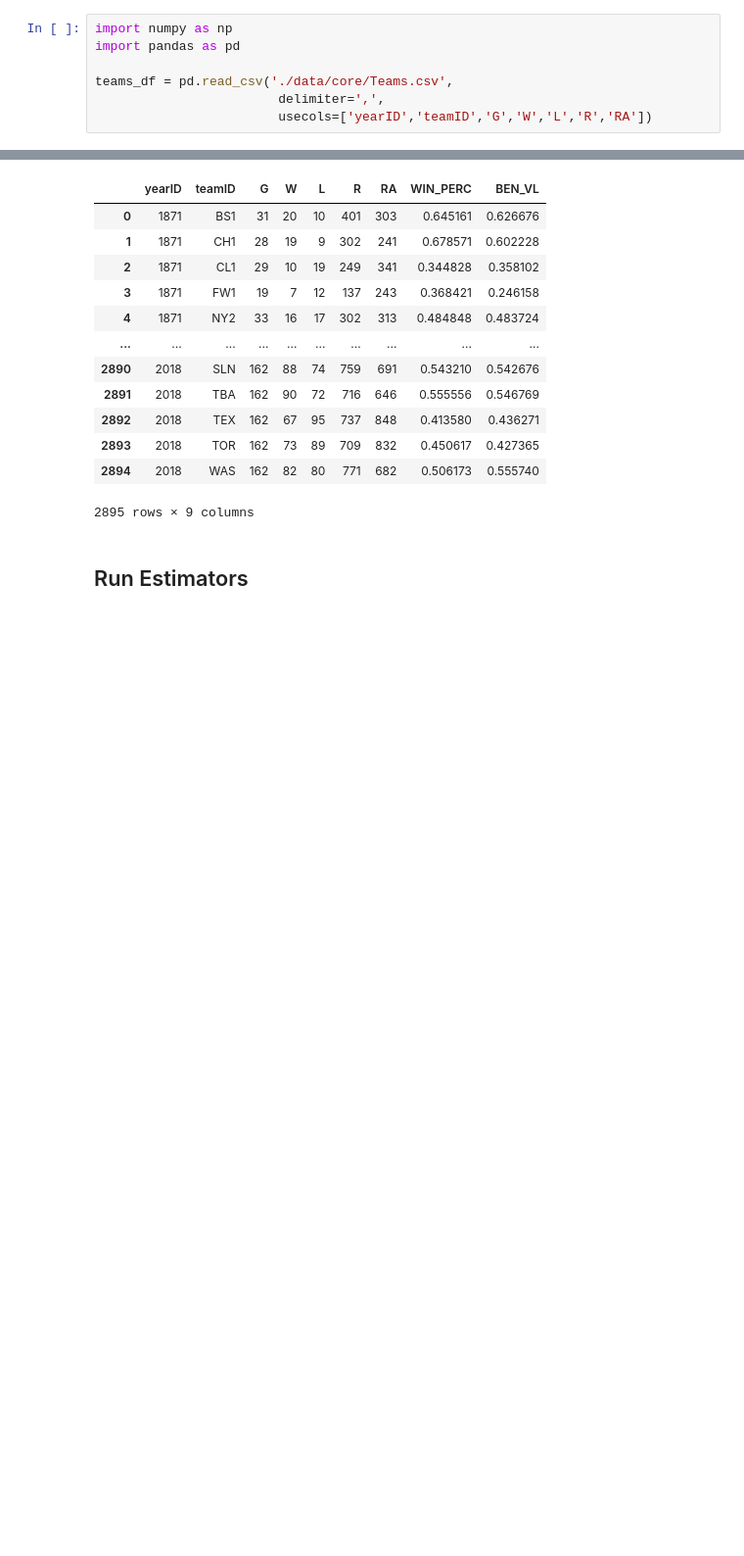
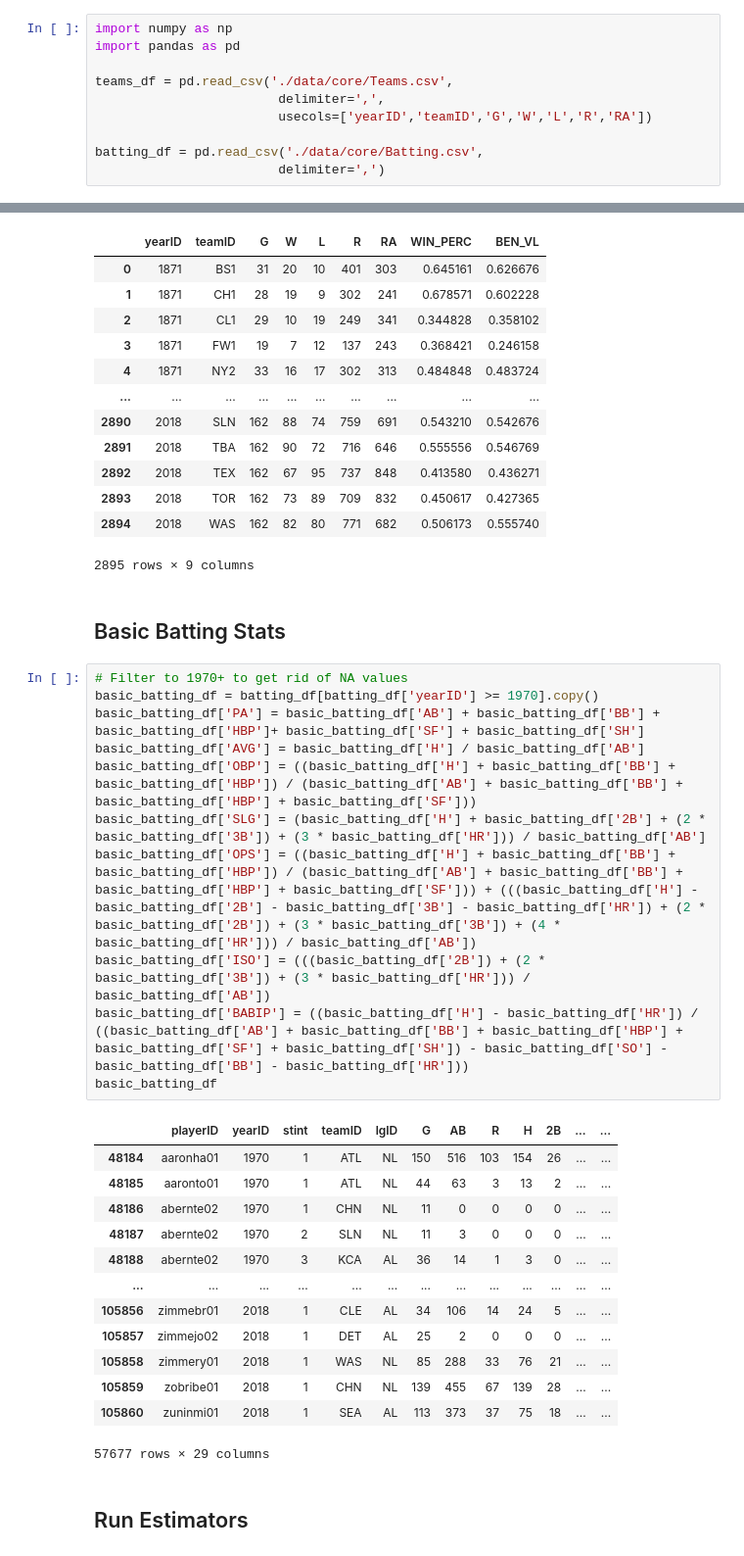
Before and after one commit to draped4/lahman, a Jupyter notebook: glossary.ipynb, the cells around one changed output, grey strips where cells are left out. Shown at 98% size. Cells and saved outputs as stored; diff of their text form; blank space fills up the shorter version.

Commit message:
added basic batting stats to glossary and hit type distributions

```diff
--- a/glossary.ipynb
+++ b/glossary.ipynb
@@ -9,6 +9,9 @@ import pandas as pd
 teams_df = pd.read_csv('./data/core/Teams.csv',
                         delimiter=',',
                         usecols=['yearID','teamID','G','W','L','R','RA'])
+
+batting_df = pd.read_csv('./data/core/Batting.csv',
+                        delimiter=',')
 # %% [markdown]
 ## Notable Years
 
@@ -149,6 +152,33 @@ other_win_df
 | 2893 | 2018 | TOR | 162 | 73 | 89 | 709 | 832 | 0.450617 | 0.427365 |
 | 2894 | 2018 | WAS | 162 | 82 | 80 | 771 | 682 | 0.506173 | 0.555740 |
 2895 rows × 9 columns
+# %% [markdown]
+## Basic Batting Stats
+# %%
+# Filter to 1970+ to get rid of NA values
+basic_batting_df = batting_df[batting_df['yearID'] >= 1970].copy()
+basic_batting_df['PA'] = basic_batting_df['AB'] + basic_batting_df['BB'] + basic_batting_df['HBP']+ basic_batting_df['SF'] + basic_batting_df['SH']
+basic_batting_df['AVG'] = basic_batting_df['H'] / basic_batting_df['AB']
+basic_batting_df['OBP'] = ((basic_batting_df['H'] + basic_batting_df['BB'] + basic_batting_df['HBP']) / (basic_batting_df['AB'] + basic_batting_df['BB'] + basic_batting_df['HBP'] + basic_batting_df['SF']))
+basic_batting_df['SLG'] = (basic_batting_df['H'] + basic_batting_df['2B'] + (2 * basic_batting_df['3B']) + (3 * basic_batting_df['HR'])) / basic_batting_df['AB']
+basic_batting_df['OPS'] = ((basic_batting_df['H'] + basic_batting_df['BB'] + basic_batting_df['HBP']) / (basic_batting_df['AB'] + basic_batting_df['BB'] + basic_batting_df['HBP'] + basic_batting_df['SF'])) + (((basic_batting_df['H'] - basic_batting_df['2B'] - basic_batting_df['3B'] - basic_batting_df['HR']) + (2 * basic_batting_df['2B']) + (3 * basic_batting_df['3B']) + (4 * basic_batting_df['HR'])) / basic_batting_df['AB'])
+basic_batting_df['ISO'] = (((basic_batting_df['2B']) + (2 * basic_batting_df['3B']) + (3 * basic_batting_df['HR'])) / basic_batting_df['AB'])
+basic_batting_df['BABIP'] = ((basic_batting_df['H'] - basic_batting_df['HR']) / ((basic_batting_df['AB'] + basic_batting_df['BB'] + basic_batting_df['HBP'] + basic_batting_df['SF'] + basic_batting_df['SH']) - basic_batting_df['SO'] - basic_batting_df['BB'] - basic_batting_df['HR']))
+basic_batting_df
+# %% [output]
+|  | playerID | yearID | stint | teamID | lgID | G | AB | R | H | 2B | ... | ... |
+| 48184 | aaronha01 | 1970 | 1 | ATL | NL | 150 | 516 | 103 | 154 | 26 | ... | ... |
+| 48185 | aaronto01 | 1970 | 1 | ATL | NL | 44 | 63 | 3 | 13 | 2 | ... | ... |
+| 48186 | abernte02 | 1970 | 1 | CHN | NL | 11 | 0 | 0 | 0 | 0 | ... | ... |
+| 48187 | abernte02 | 1970 | 2 | SLN | NL | 11 | 3 | 0 | 0 | 0 | ... | ... |
+| 48188 | abernte02 | 1970 | 3 | KCA | AL | 36 | 14 | 1 | 3 | 0 | ... | ... |
+| ... | ... | ... | ... | ... | ... | ... | ... | ... | ... | ... | ... | ... |
+| 105856 | zimmebr01 | 2018 | 1 | CLE | AL | 34 | 106 | 14 | 24 | 5 | ... | ... |
+| 105857 | zimmejo02 | 2018 | 1 | DET | AL | 25 | 2 | 0 | 0 | 0 | ... | ... |
+| 105858 | zimmery01 | 2018 | 1 | WAS | NL | 85 | 288 | 33 | 76 | 21 | ... | ... |
+| 105859 | zobribe01 | 2018 | 1 | CHN | NL | 139 | 455 | 67 | 139 | 28 | ... | ... |
+| 105860 | zuninmi01 | 2018 | 1 | SEA | AL | 113 | 373 | 37 | 75 | 18 | ... | ... |
+57677 rows × 29 columns
 # %% [markdown]
 ## Run Estimators
 # %%
```
Also changed, not shown: 3 other files.
